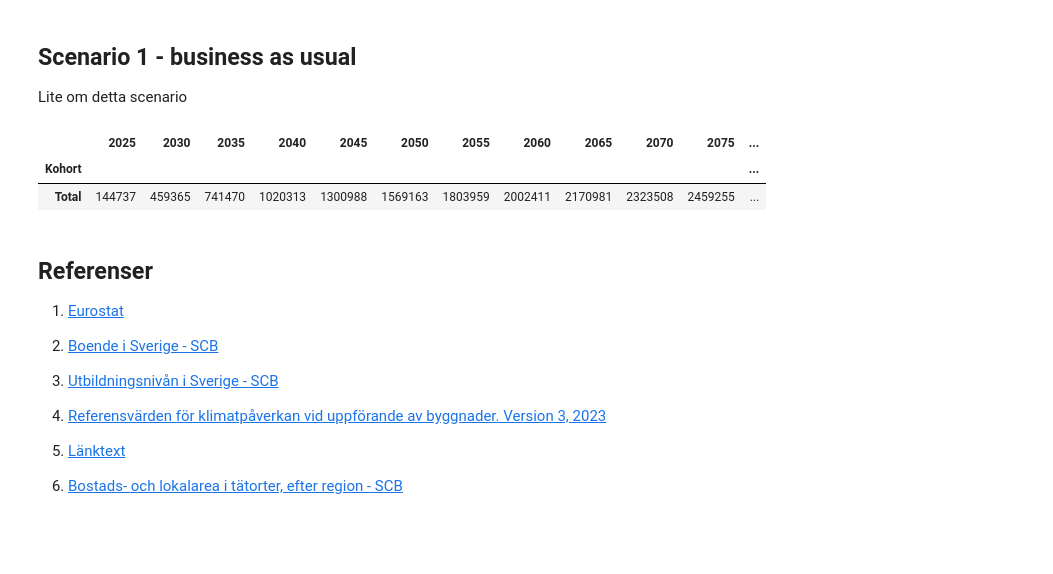
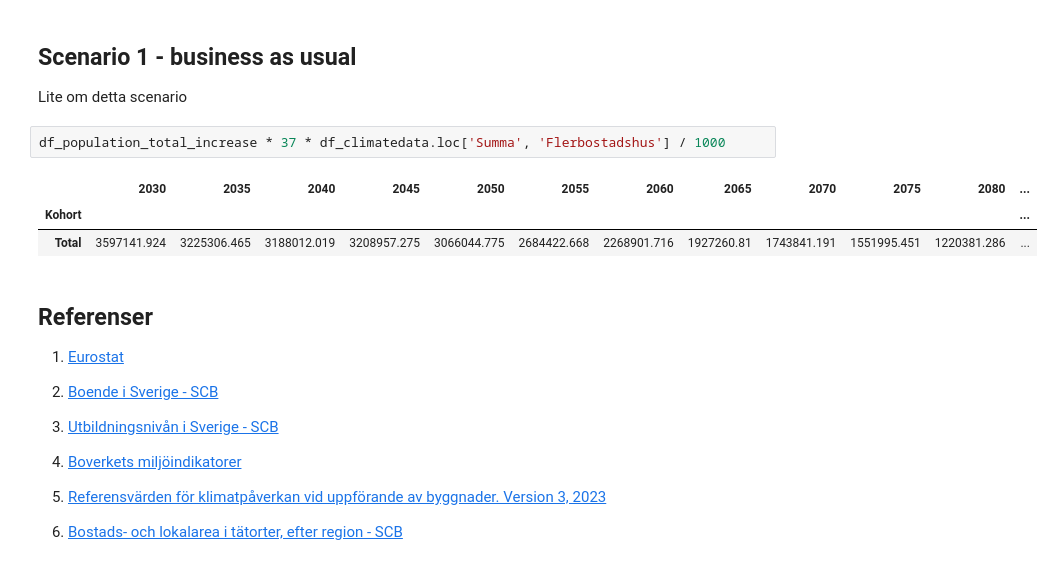
Before and after one commit to handmadethings/climate-impact-real-estate-se, a Jupyter notebook: climate-impact-re-se.ipynb, the cells around one changed output. Cells and saved outputs as stored; diff of their text form; blank space fills up the shorter version.

```diff
--- a/climate-impact-re-se.ipynb
+++ b/climate-impact-re-se.ipynb
@@ -190,10 +192,11 @@ Analogt med bostadsarean så skulle lokalarean per person minska från ca 20 m<s
 ## Scenario 1 - business as usual
 Lite om detta scenario
 # %%
+df_population_total_increase * 37 * df_climatedata.loc['Summa', 'Flerbostadshus'] / 1000
 # %% [output]
-|  | 2025 | 2030 | 2035 | 2040 | 2045 | 2050 | 2055 | 2060 | 2065 | 2070 | 2075 | ... |
+|  | 2030 | 2035 | 2040 | 2045 | 2050 | 2055 | 2060 | 2065 | 2070 | 2075 | 2080 | ... |
 | Kohort |  |  |  |  |  |  |  |  |  |  |  | ... |
-| Total | 144737 | 459365 | 741470 | 1020313 | 1300988 | 1569163 | 1803959 | 2002411 | 2170981 | 2323508 | 2459255 | ... |
+| Total | 3597141.924 | 3225306.465 | 3188012.019 | 3208957.275 | 3066044.775 | 2684422.668 | 2268901.716 | 1927260.81 | 1743841.191 | 1551995.451 | 1220381.286 | ... |
 # %% [markdown]
 ## Referenser
 
@@ -203,8 +206,8 @@ Lite om detta scenario
 
 3. <span id="fn3"> [Utbildningsnivån i Sverige - SCB](https://www.scb.se/hitta-statistik/sverige-i-siffror/utbildning-jobb-och-pengar/utbildningsnivan-i-sverige/) </span>
 
-4. <span id="fn4"> [Referensvärden för klimatpåverkan vid uppförande av byggnader. Version 3, 2023](https://www.diva-portal.org/smash/get/diva2:1812831/FULLTEXT01.pdf) </span>
+4. <span id="fn4"> [Boverkets miljöindikatorer](https://www.boverket.se/sv/byggande/hallbart-byggande-och-forvaltning/miljoindikatorer---aktuell-status/) </span>
 
-5. <span id="fn4"> [Länktext](https://www.link.com) </span>
+5. <span id="fn5"> [Referensvärden för klimatpåverkan vid uppförande av byggnader. Version 3, 2023](https://www.diva-portal.org/smash/get/diva2:1812831/FULLTEXT01.pdf) </span>
 
 6. <span id="fn6"> [Bostads- och lokalarea i tätorter, efter region - SCB](https://www.statistikdatabasen.scb.se/pxweb/sv/ssd/START__MI__MI0810__MI0810B/BostLokiTatortReg/) </span>
```
Also changed, not shown: parts of 2 cells of this notebook.
